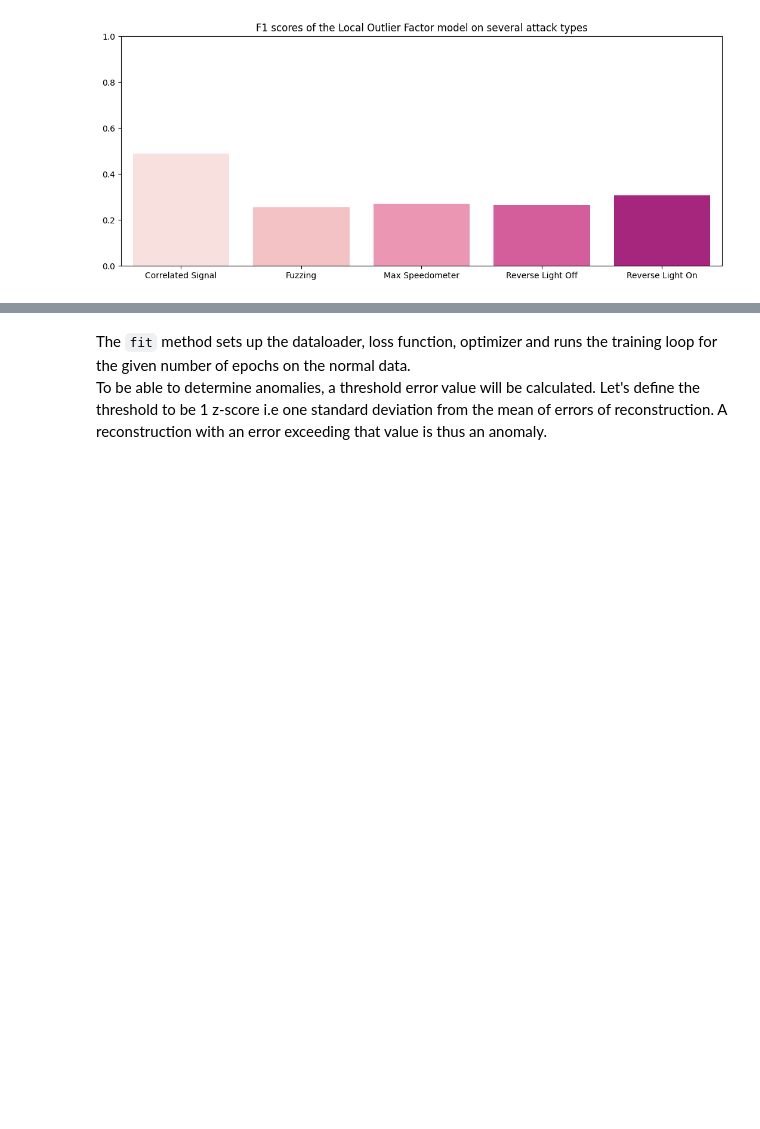
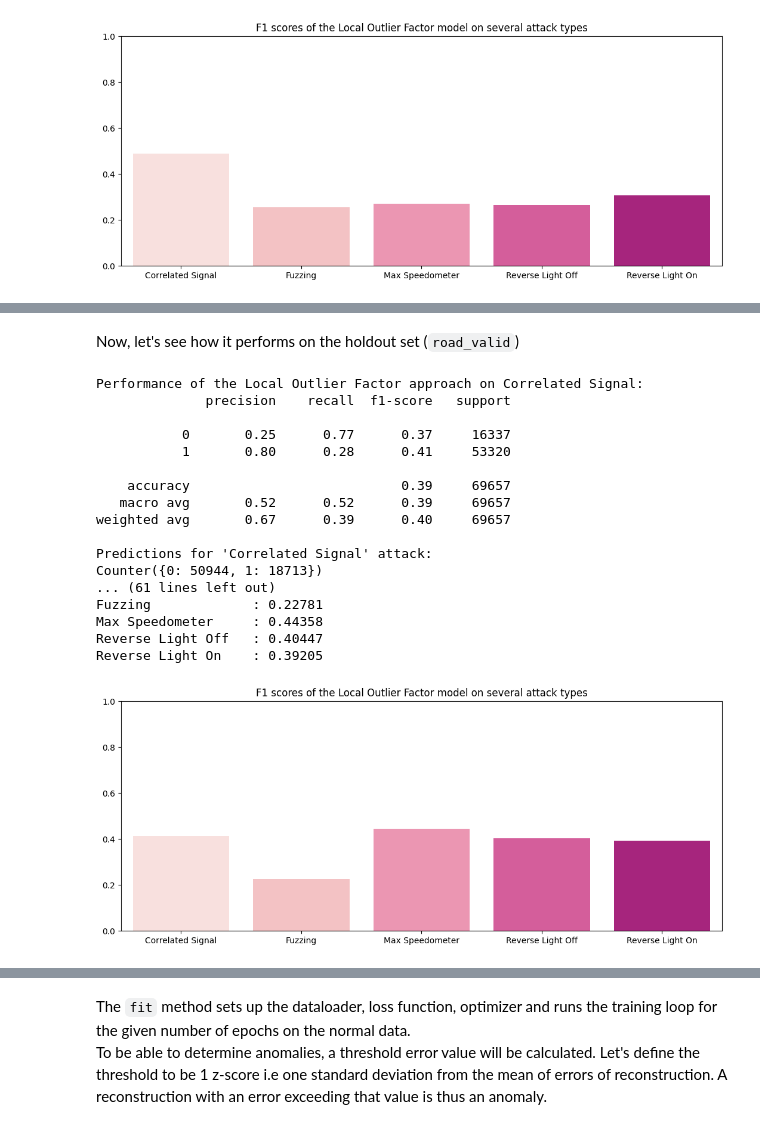
Before and after one commit to akin-oladejo/can-anomaly-detection-v2, a Jupyter notebook: notebooks/2_Attack_Detection.ipynb, the cells around one changed output, grey strips where cells are left out. Saved outputs shown, nothing was run; the diff lists cells and outputs as text; code cells hidden in the pictures; blank space fills up the shorter version.

```diff
--- a/notebooks/2_Attack_Detection.ipynb
+++ b/notebooks/2_Attack_Detection.ipynb
@@ -678,3 +749,28 @@ Reverse Light On    : 0.30615
+# %% [markdown]
+Now, let's see how it performs on the holdout set (`road_valid`)
+# %%
+test_method(model=lof2,
+              dset=road_valid,
+              print_report=True)
+# %% [output]
+Performance of the Local Outlier Factor approach on Correlated Signal:
+              precision    recall  f1-score   support
+
+           0       0.25      0.77      0.37     16337
+           1       0.80      0.28      0.41     53320
+
+    accuracy                           0.39     69657
+   macro avg       0.52      0.52      0.39     69657
+weighted avg       0.67      0.39      0.40     69657
+
+Predictions for 'Correlated Signal' attack:
+Counter({0: 50944, 1: 18713})
+... (61 lines left out)
+Fuzzing             : 0.22781
+Max Speedometer     : 0.44358
+Reverse Light Off   : 0.40447
+Reverse Light On    : 0.39205
+[figure, added]
 # %% [markdown]
 ## Method 3: Reconstruction Error
 Autoencoders are a deep-learning architecture with a quirk: the input and output layers have the same number of neurons, with a bottleneck in between. Basically, they are trained to copy their input to their output. They can be used for several purposes such as compression, image denoising and anomaly detection. To use an autoencoder for anomaly detection, you would train it on normal data and define a threshold on the error of reconstruction to discriminate data it has not seen before. If the error of reconstruction of a data point exceeds that threshold, that data point is an anomaly. Fawaz Waselallah Alsaade and Mosleh Hmoud Al-Adhaileh (2023) employ the autoencoder approach to solve the intrusion detection problem for CAN data.
```
Also changed, not shown: parts of 14 cells of this notebook.
